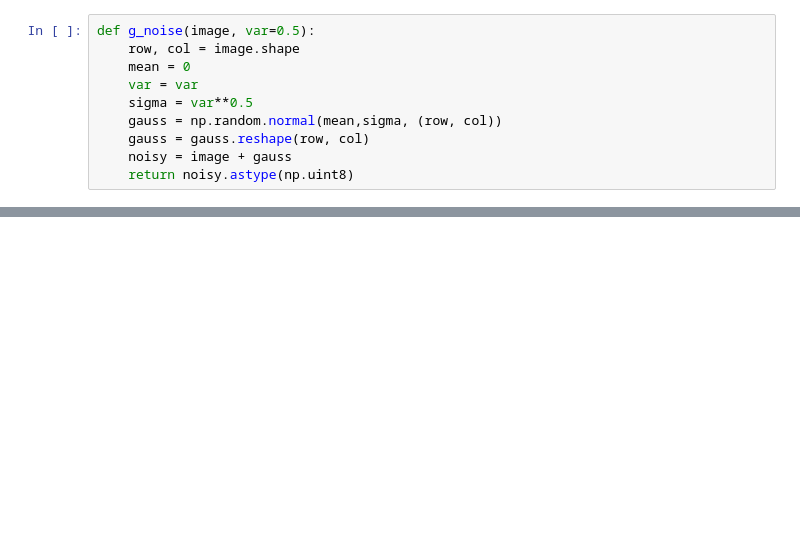
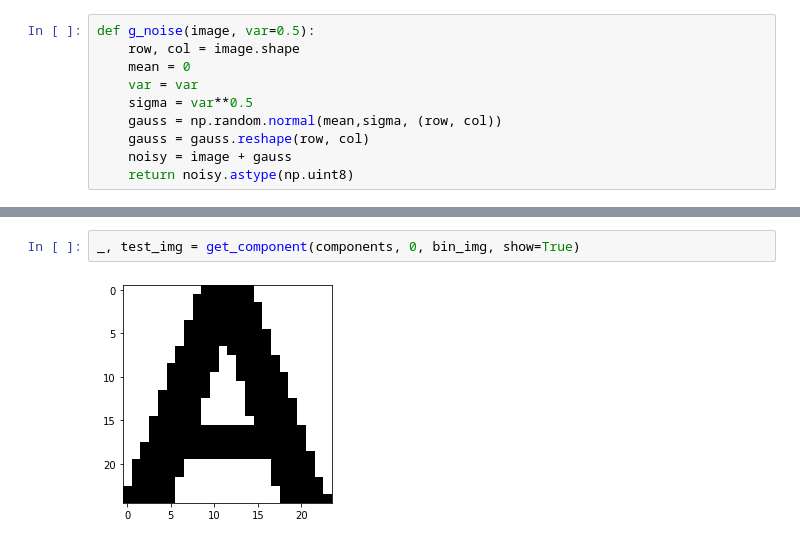
Before and after one commit to vinaykudari/ub, a Jupyter notebook: spring-22/CSE573-CVIP/OCR/notebook.ipynb, the cells around one changed output, grey strips where cells are left out. Drawn from its saved outputs; the diff is of its cells as text; blank space fills up the shorter version.

```diff
--- a/spring-22/CSE573-CVIP/OCR/notebook.ipynb
+++ b/spring-22/CSE573-CVIP/OCR/notebook.ipynb
@@ -424,0 +327,4 @@ test(x[14]['bbox'])
+# %%
+_, test_img = get_component(components, 0, bin_img, show=True)
+# %% [output]
+[figure, added]
```
Also changed, not shown: parts of 68 cells of this notebook, 2 other files.
